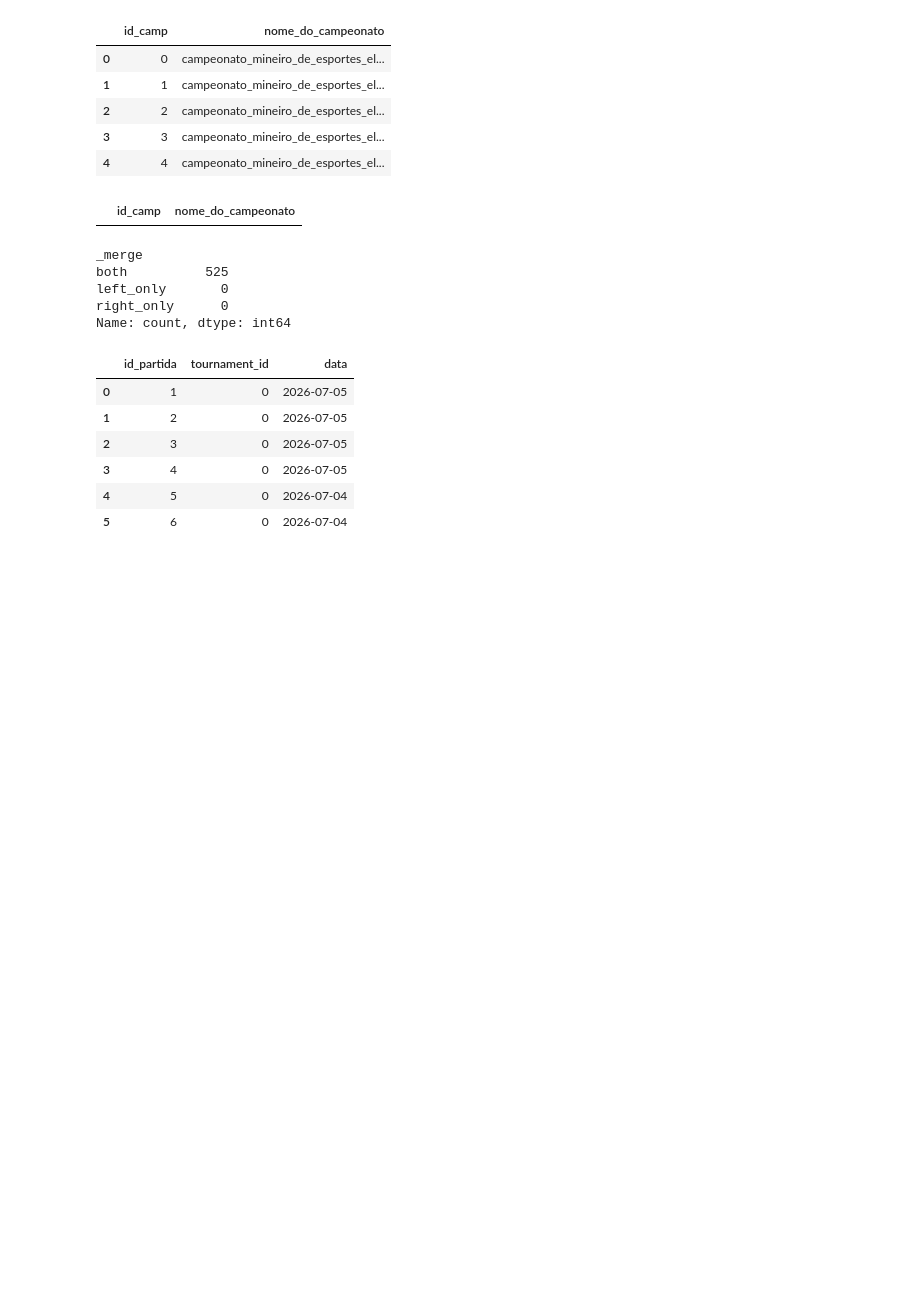
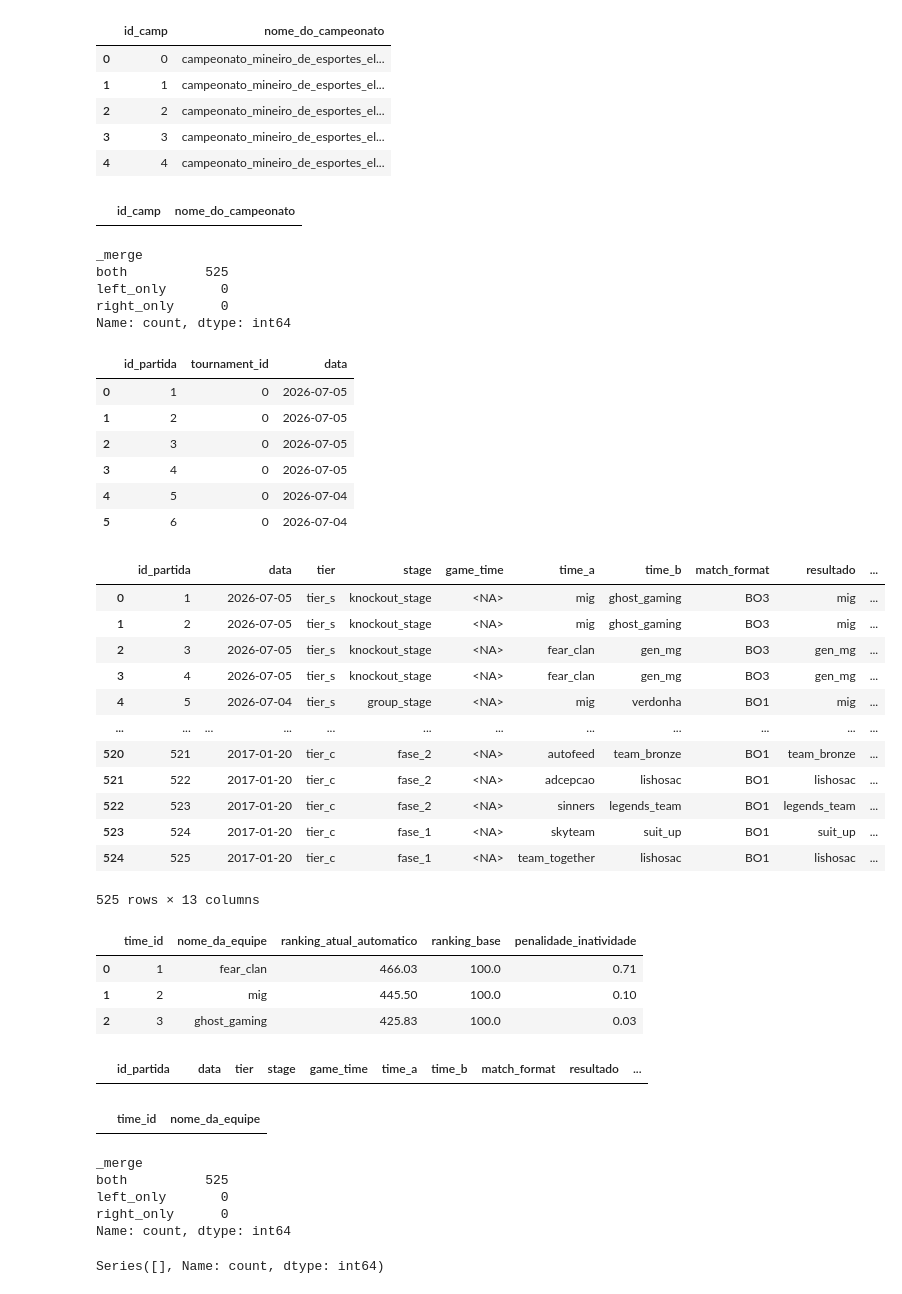
Before and after one commit to henriqueAvner/Retail-Analytics-Pipeline, a Jupyter notebook: src/transform/transform_partidas.ipynb, the cells around one changed output. Drawn from its saved outputs; the diff is of its cells as text; code cells hidden in the pictures; blank space fills up the shorter version.

Commit message:
feat: Transform -> Resultado de partidas

```diff
--- a/src/transform/transform_partidas.ipynb
+++ b/src/transform/transform_partidas.ipynb
@@ -212,3 +213,27 @@ df_pts[['id_partida', 'tournament_id', 'data']].head(6)
 | 3 | 4 | 0 | 2026-07-05 |
 | 4 | 5 | 0 | 2026-07-04 |
 | 5 | 6 | 0 | 2026-07-04 |
+# %%
+df_pts
+# %% [output]
+|  | id_partida |  | data | tier | stage | game_time | time_a | time_b | match_format | resultado | ... |
+| 0 | 1 |  | 2026-07-05 | tier_s | knockout_stage | <NA> | mig | ghost_gaming | BO3 | mig | ... |
+| 1 | 2 |  | 2026-07-05 | tier_s | knockout_stage | <NA> | mig | ghost_gaming | BO3 | mig | ... |
+| 2 | 3 |  | 2026-07-05 | tier_s | knockout_stage | <NA> | fear_clan | gen_mg | BO3 | gen_mg | ... |
+| 3 | 4 |  | 2026-07-05 | tier_s | knockout_stage | <NA> | fear_clan | gen_mg | BO3 | gen_mg | ... |
+| 4 | 5 |  | 2026-07-04 | tier_s | group_stage | <NA> | mig | verdonha | BO1 | mig | ... |
+| ... | ... | ... | ... | ... | ... | ... | ... | ... | ... | ... | ... |
+| 520 | 521 |  | 2017-01-20 | tier_c | fase_2 | <NA> | autofeed | team_bronze | BO1 | team_bronze | ... |
+| 521 | 522 |  | 2017-01-20 | tier_c | fase_2 | <NA> | adcepcao | lishosac | BO1 | lishosac | ... |
+| 522 | 523 |  | 2017-01-20 | tier_c | fase_2 | <NA> | sinners | legends_team | BO1 | legends_team | ... |
+| 523 | 524 |  | 2017-01-20 | tier_c | fase_1 | <NA> | skyteam | suit_up | BO1 | suit_up | ... |
+| 524 | 525 |  | 2017-01-20 | tier_c | fase_1 | <NA> | team_together | lishosac | BO1 | lishosac | ... |
+525 rows × 13 columns
+# %%
+dim_times = pd.read_excel('../transform/excel_transform/times/Times.xlsx')
+dim_times.head(3)
+# %% [output]
+|  | time_id | nome_da_equipe | ranking_atual_automatico | ranking_base | penalidade_inatividade |
+| 0 | 1 | fear_clan | 466.03 | 100.0 | 0.71 |
+| 1 | 2 | mig | 445.50 | 100.0 | 0.10 |
+| 2 | 3 | ghost_gaming | 425.83 | 100.0 | 0.03 |
@@ -214,0 +245,16 @@ df_pts[['id_partida', 'tournament_id', 'data']].head(6)
+# %%
+#Conferindo se existe pelo menos alguma linha do df que tenha apenas 1 time preenchido
+filtro = df_pts['time_a'].notna() ^ df_pts['time_b'].notna()
+
+df_filtr = df_pts[filtro]
+df_filtr
+# %% [output]
+|  | id_partida |  | data | tier | stage | game_time | time_a | time_b | match_format | resultado | ... |
+# %%
+#Verificando nomes duplicados na dimensao de times:
+filtro_times_duplicados = dim_times['nome_da_equipe'].duplicated(keep=False)
+
+#Exibe os nomes duplicados
+dim_times.loc[filtro_times_duplicados, ['time_id', 'nome_da_equipe']]
+# %% [output]
+|  | time_id | nome_da_equipe |
@@ -214,0 +312,15 @@ df_pts[['id_partida', 'tournament_id', 'data']].head(6)
+# %%
+partidas_com_time_b['_merge'].value_counts()
+# %% [output]
+_merge
+both          525
+left_only       0
+right_only      0
+Name: count, dtype: int64
+# %%
+partidas_com_time_b.loc[
+    partidas_com_time_b['_merge'] == 'left_only',
+    'time_b'
+].value_counts(dropna=False)
+# %% [output]
+Series([], Name: count, dtype: int64)
```
Also changed, not shown: parts of 35 cells of this notebook, 7 other files.
